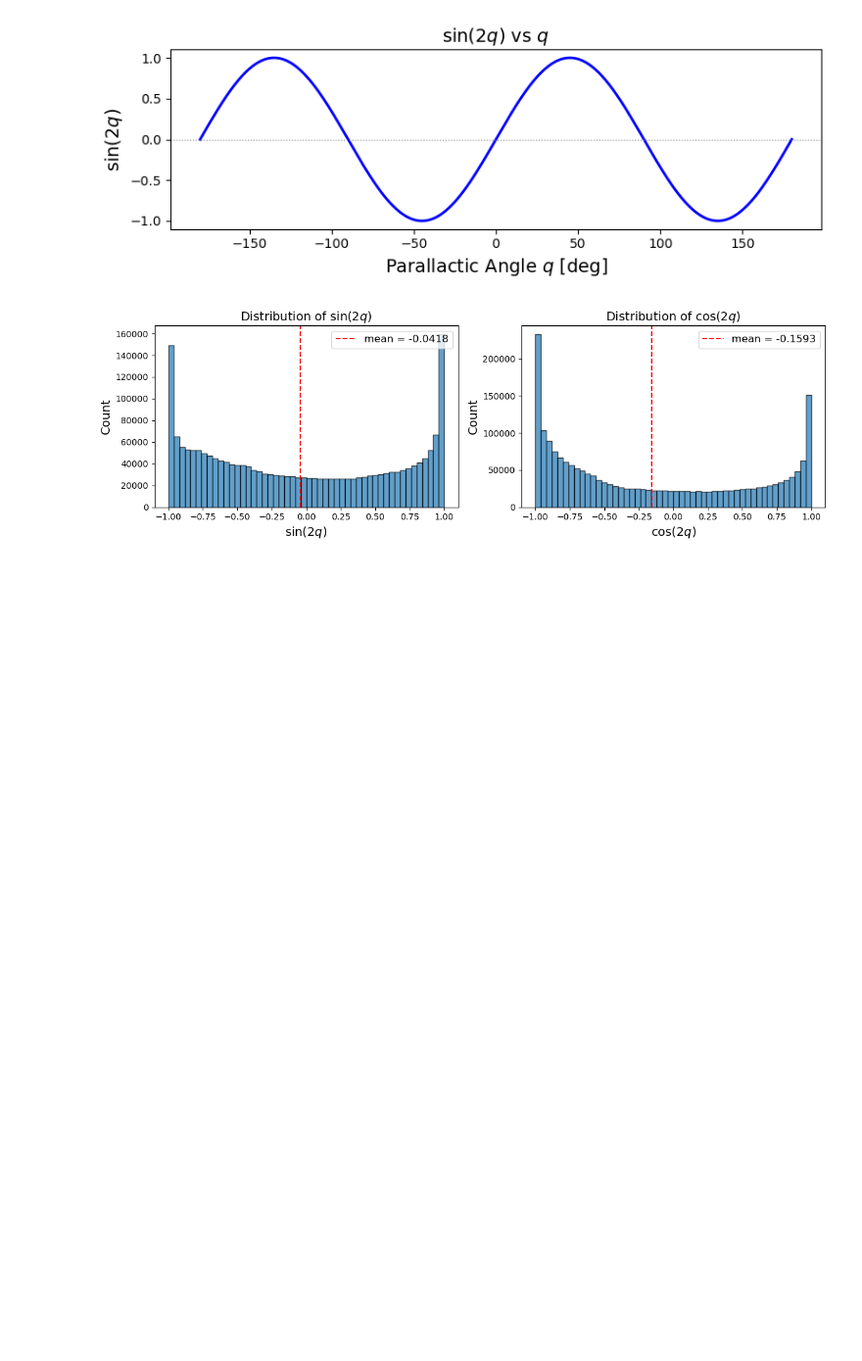
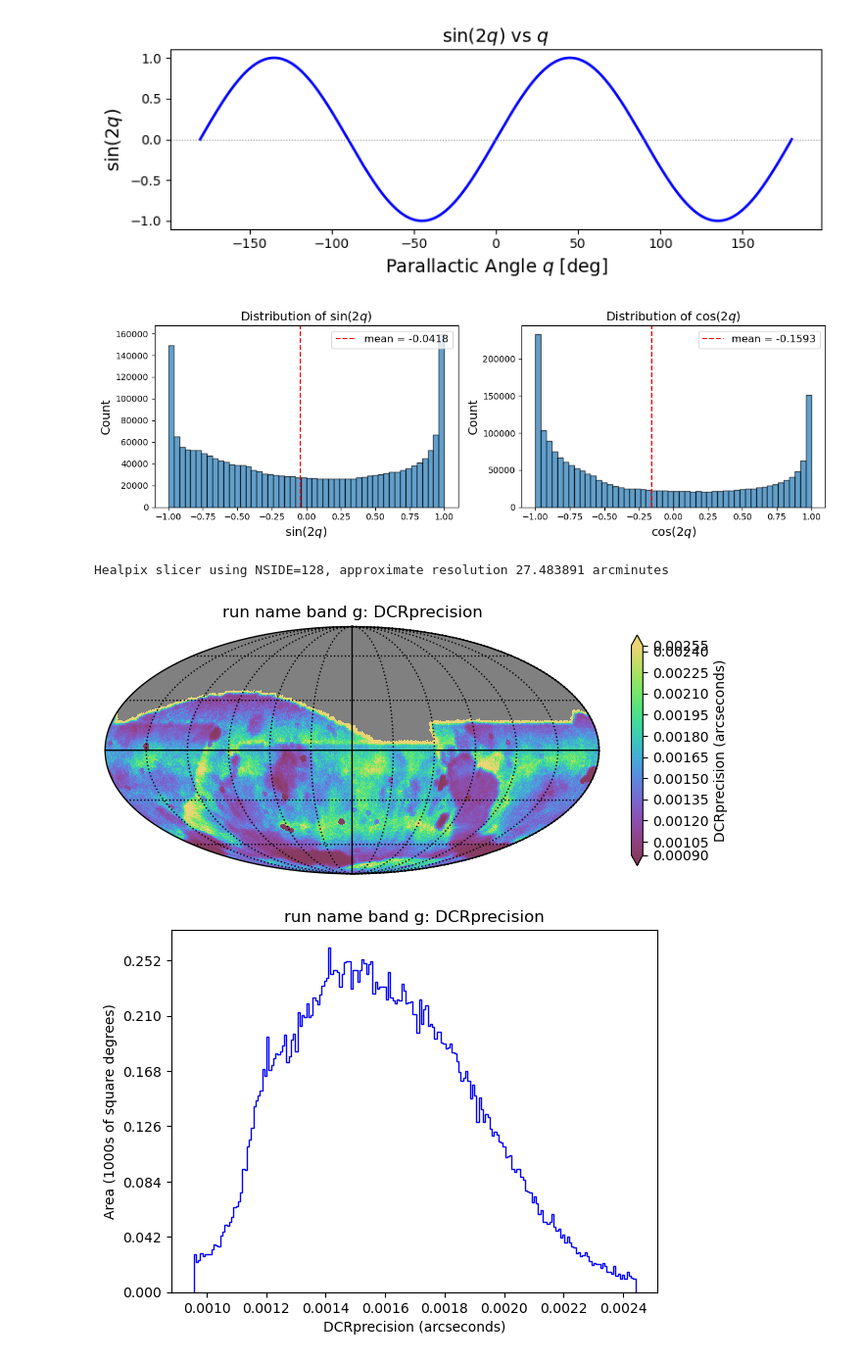
Before and after one commit to LSSTDESC/DifferentialCR, a Jupyter notebook: MAFplayground.ipynb, the cells around one changed output. Shown at 98% size. Drawn from its saved outputs; the diff is of its cells as text; code cells hidden in the pictures; blank space fills up the shorter version.

Commit message:
Exploring the DcrPrecisionMetric

```diff
--- a/MAFplayground.ipynb
+++ b/MAFplayground.ipynb
@@ -219,3 +219,25 @@ Mean of cos(2q): -0.159267
 [figure]
 [figure]
 [figure]
+# %%
+# Playing with the DcrPrecisionMetric
+
+nside = 128
+
+example_bundle = {"DcrPrecisionMetric": maf.MetricBundle(
+        metric=maf.DcrPrecisionMetric(),
+        slicer=maf.slicers.HealpixSlicer(nside=nside),
+        constraint="band = 'g'",
+        plot_dict = { "percentile_clip": 95, 'extend': 'both', 'cbar_orientation': 'vertical',}
+    )}
+
+
+example_bg = maf.MetricBundleGroup(example_bundle, opsim_fname, out_dir='scrap')
+example_bg.run_all()
+# %% [output]
+Healpix slicer using NSIDE=128, approximate resolution 27.483891 arcminutes
+# %%
+example_bg.plot_all(closefigs=False)
+# %% [output]
+[figure, added]
+[figure, added]
```
